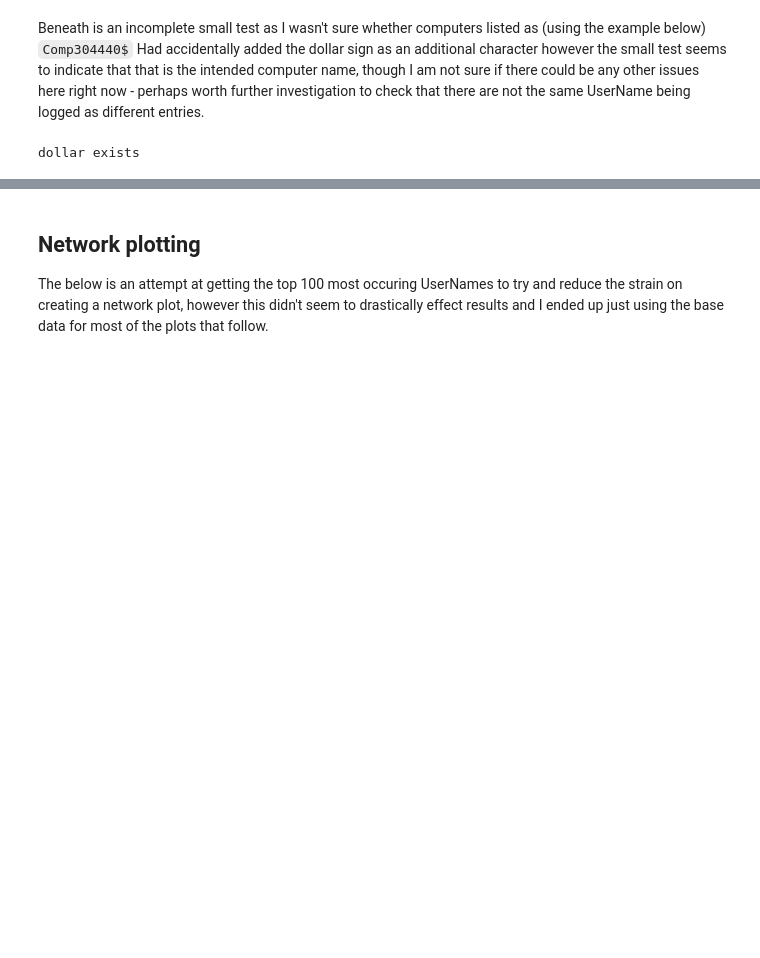
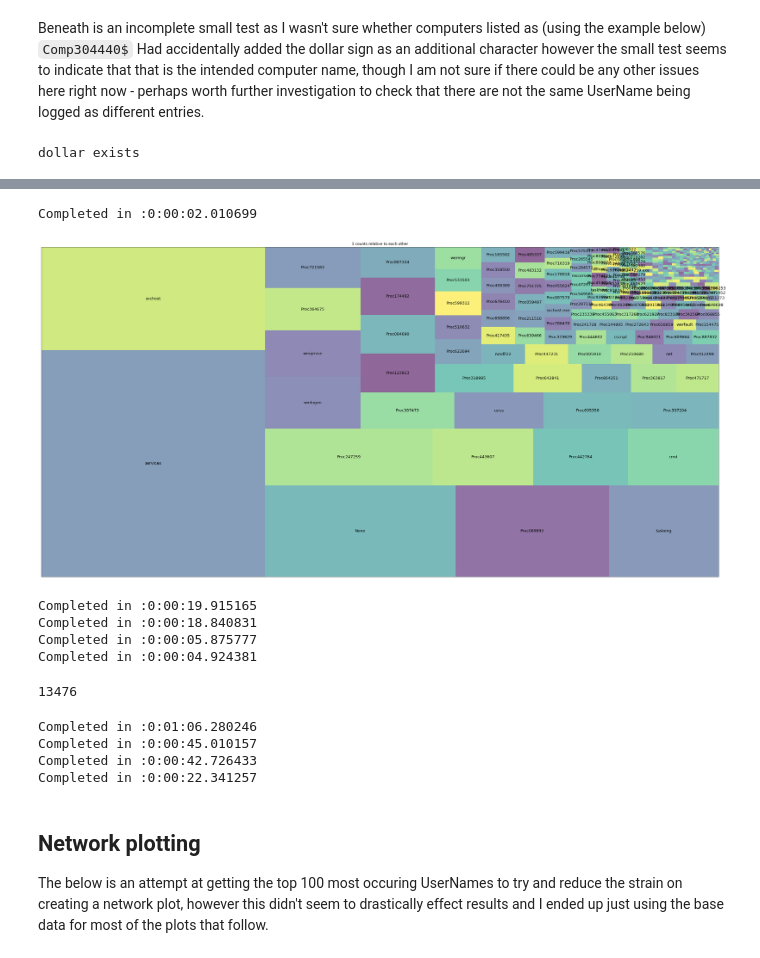
Before and after one commit to gabejg/Advanced-Cyber-Analytics-for-Attack-Detection, a Jupyter notebook: Gabriel/EDA/Process.ipynb, the cells around one changed output, grey strips where cells are left out. Cells and saved outputs as stored; diff of their text form; code cells hidden in the pictures; blank space fills up the shorter version.

```diff
--- a/Gabriel/EDA/Process.ipynb
+++ b/Gabriel/EDA/Process.ipynb
@@ -393,3 +443,30 @@ dollar exists
+# %%
+square_plot(3,500,13)
+# %% [output]
+Completed in :0:00:02.010699
+[figure, added]
+# %%
+for i in range(0,4):
+    square_plot(i,2000,8)
+    plt.close()
+# %% [output]
+Completed in :0:00:19.915165
+Completed in :0:00:18.840831
+Completed in :0:00:05.875777
+Completed in :0:00:04.924381
+# %%
+len(counts[1])
+# %% [output]
+13476
+# %%
+for i in range(0,4):
+    square_plot(i,len(counts[i]),8)
+    plt.close()
+# %% [output]
+Completed in :0:01:06.280246
+Completed in :0:00:45.010157
+Completed in :0:00:42.726433
+Completed in :0:00:22.341257
 # %% [markdown]
 ## Network plotting
 
```
Also changed, not shown: parts of 9 cells of this notebook, 15 other files.
